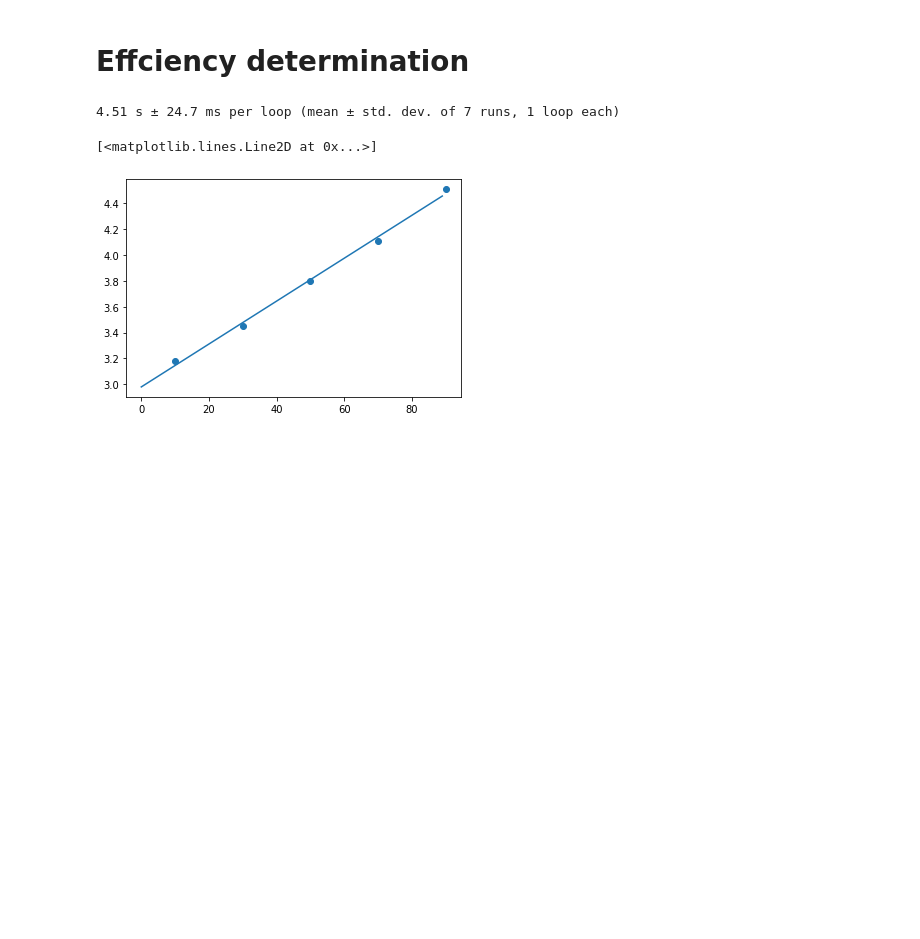
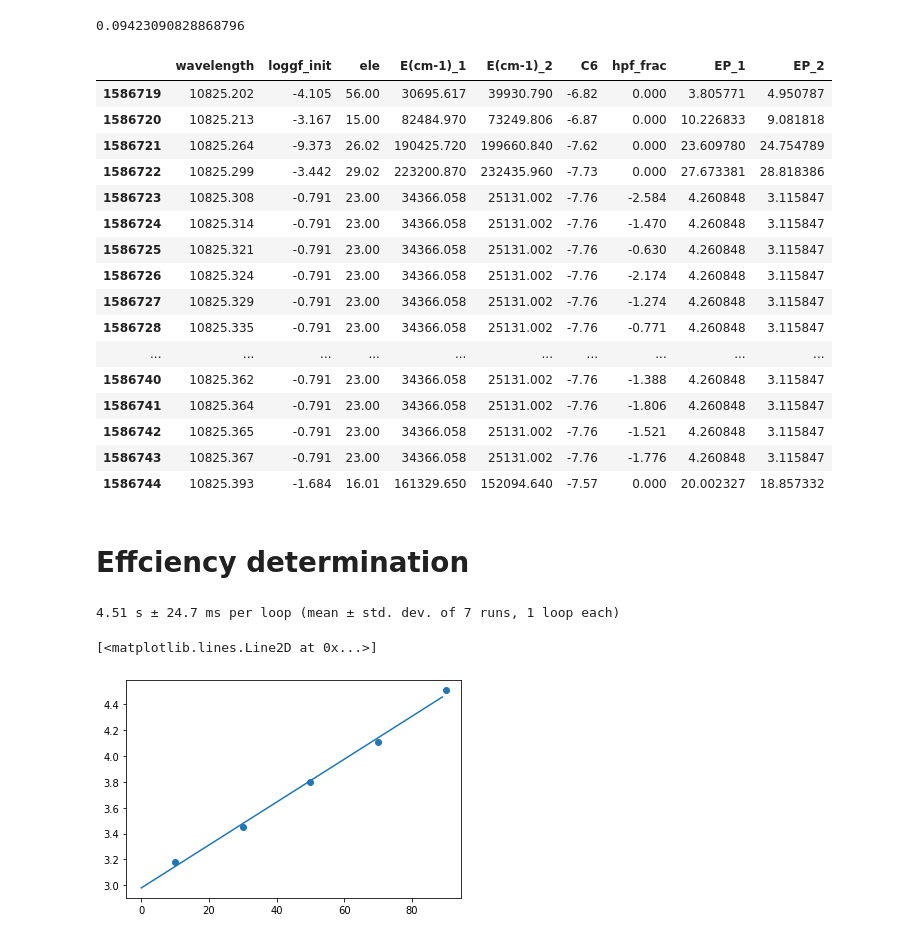
Before and after one commit to MingjieJian/pymoog, a Jupyter notebook: pymoog/internal.ipynb, the cells around one changed output. Saved outputs shown, nothing was run; the diff lists cells and outputs as text; code cells hidden in the pictures; blank space fills up the shorter version.

```diff
--- a/pymoog/internal.ipynb
+++ b/pymoog/internal.ipynb
@@ -17,3 +56,32 @@ Module "telfit" is not installed, module "telfit_wrapper" cannot be used. Don't
+# %%
+linelist = pd.read_fwf('files/linelist/kurucz/gfall08oct17.dat', colspecs=[(0,11), (11,18), (18,24), (24,36), (52,64), (93,98),  (109, 116)], names=['wavelength', 'loggf_init', 'ele', 'E(cm-1)_1', 'E(cm-1)_2', 'C6', 'hpf_frac'])
+linelist['EP_1'] = linelist['E(cm-1)_1'] / (1/constants.h / constants.c).to(u.cm**-1 / u.eV).value
+linelist['EP_2'] = linelist['E(cm-1)_2'] / (1/constants.h / constants.c).to(u.cm**-1 / u.eV).value
+linelist['wavelength'] = linelist['wavelength'] * 10
+# %%
+len(linelist[~np.isnan(linelist['hp_E1']) & (linelist['hp_E1'] > 0)]) / len(linelist)
+# %% [output]
+0.09423090828868796
+# %%
+linelist[(linelist['wavelength']>10825.2) & (linelist['wavelength']<10825.4)]
+# %% [output]
+|  | wavelength | loggf_init | ele | E(cm-1)_1 | E(cm-1)_2 | C6 | hpf_frac | EP_1 | EP_2 |
+| 1586719 | 10825.202 | -4.105 | 56.00 | 30695.617 | 39930.790 | -6.82 | 0.000 | 3.805771 | 4.950787 |
+| 1586720 | 10825.213 | -3.167 | 15.00 | 82484.970 | 73249.806 | -6.87 | 0.000 | 10.226833 | 9.081818 |
+| 1586721 | 10825.264 | -9.373 | 26.02 | 190425.720 | 199660.840 | -7.62 | 0.000 | 23.609780 | 24.754789 |
+| 1586722 | 10825.299 | -3.442 | 29.02 | 223200.870 | 232435.960 | -7.73 | 0.000 | 27.673381 | 28.818386 |
+| 1586723 | 10825.308 | -0.791 | 23.00 | 34366.058 | 25131.002 | -7.76 | -2.584 | 4.260848 | 3.115847 |
+| 1586724 | 10825.314 | -0.791 | 23.00 | 34366.058 | 25131.002 | -7.76 | -1.470 | 4.260848 | 3.115847 |
+| 1586725 | 10825.321 | -0.791 | 23.00 | 34366.058 | 25131.002 | -7.76 | -0.630 | 4.260848 | 3.115847 |
+| 1586726 | 10825.324 | -0.791 | 23.00 | 34366.058 | 25131.002 | -7.76 | -2.174 | 4.260848 | 3.115847 |
+| 1586727 | 10825.329 | -0.791 | 23.00 | 34366.058 | 25131.002 | -7.76 | -1.274 | 4.260848 | 3.115847 |
+| 1586728 | 10825.335 | -0.791 | 23.00 | 34366.058 | 25131.002 | -7.76 | -0.771 | 4.260848 | 3.115847 |
+| ... | ... | ... | ... | ... | ... | ... | ... | ... | ... |
+| 1586740 | 10825.362 | -0.791 | 23.00 | 34366.058 | 25131.002 | -7.76 | -1.388 | 4.260848 | 3.115847 |
+| 1586741 | 10825.364 | -0.791 | 23.00 | 34366.058 | 25131.002 | -7.76 | -1.806 | 4.260848 | 3.115847 |
+| 1586742 | 10825.365 | -0.791 | 23.00 | 34366.058 | 25131.002 | -7.76 | -1.521 | 4.260848 | 3.115847 |
+| 1586743 | 10825.367 | -0.791 | 23.00 | 34366.058 | 25131.002 | -7.76 | -1.776 | 4.260848 | 3.115847 |
+| 1586744 | 10825.393 | -1.684 | 16.01 | 161329.650 | 152094.640 | -7.57 | 0.000 | 20.002327 | 18.857332 |
 # %% [markdown]
 # Effciency determination
 # %%
```
Also changed, not shown: parts of 19 cells of this notebook, 39 other files.
